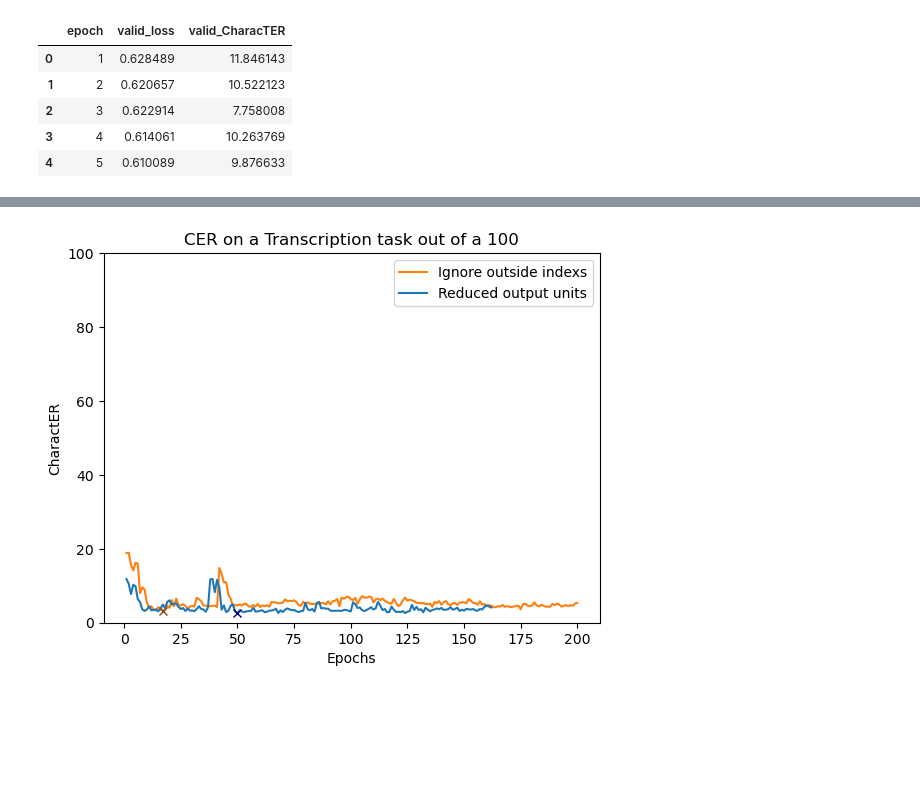
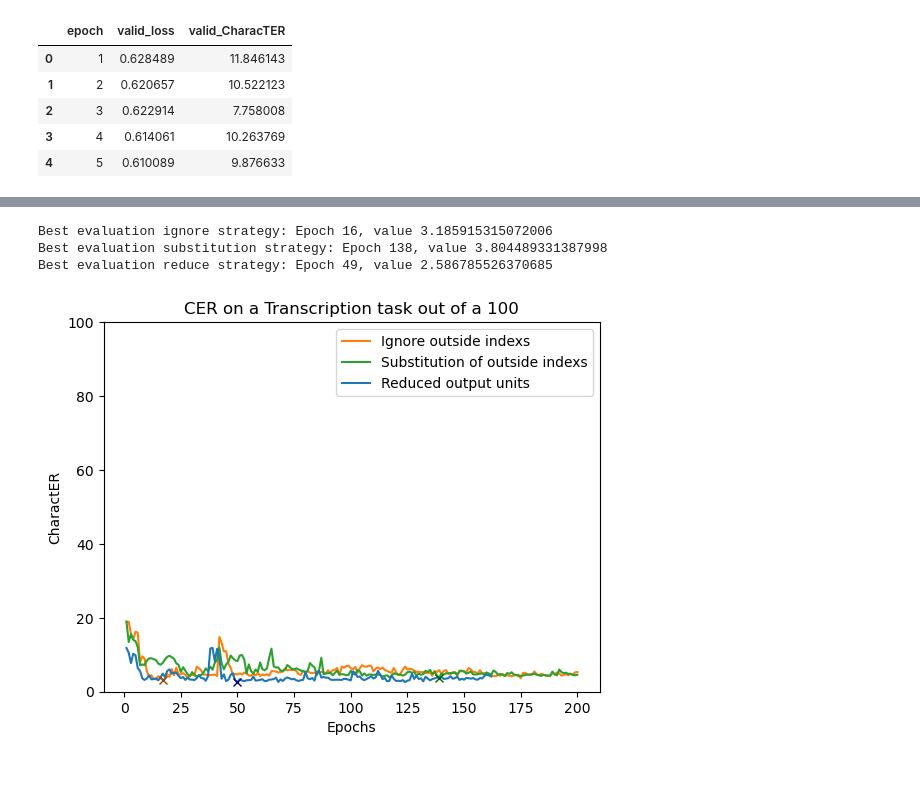
Before and after one commit to Nara-On/DecipherAndTranscribe, a Jupyter notebook: visuals/visualizations.ipynb, the cells around one changed output, grey strips where cells are left out. Saved outputs shown, nothing was run; the diff lists cells and outputs as text; code cells hidden in the pictures; blank space fills up the shorter version.

```diff
--- a/visuals/visualizations.ipynb
+++ b/visuals/visualizations.ipynb
@@ -44,3 +44,10 @@ dataset_ignore.head()
 | 2 | 3 | 0.387800 | 15.618337 |
 | 3 | 4 | 0.381493 | 14.191022 |
 | 4 | 5 | 0.364223 | 16.250268 |
+# %%
+file = open("results/tr_02_substitution.txt", "r", encoding="utf8")
+
+scores = read_scores(file)
+dataset_subst = create_CER_dataset(scores)
+
+dataset_subst.head()
@@ -99,24 +120,34 @@ Best evaluation reduce strategy: Epoch 49, value 2.586785526370685
 # %%
-# Visualize training CharacTER
+# Visualize training CharacTER out of 100
 plt.plot(dataset_ignore["epoch"], dataset_ignore["valid_CharacTER"], label='Ignore outside indexs', color="tab:orange")
+plt.plot(dataset_subst["epoch"], dataset_subst["valid_CharacTER"], label='Substitution of outside indexs', color="tab:green")
 plt.plot(dataset_reduce["epoch"], dataset_reduce["valid_CharacTER"], label='Reduced output units', color="tab:blue")
 
 minCER = np.argmin(dataset_ignore["valid_CharacTER"])
 plt.plot(dataset_ignore["epoch"][minCER], dataset_ignore["valid_CharacTER"][minCER], marker='x', color="saddlebrown")
+print("Best evaluation ignore strategy: Epoch " + str(minCER) + ", value " + str(dataset_ignore["valid_CharacTER"][minCER]))
+
+minCER = np.argmin(dataset_subst["valid_CharacTER"])
+plt.plot(dataset_subst["epoch"][minCER], dataset_subst["valid_CharacTER"][minCER], marker='x', color="darkgreen")
+print("Best evaluation substitution strategy: Epoch " + str(minCER) + ", value " + str(dataset_subst["valid_CharacTER"][minCER]))
 
 minCER = np.argmin(dataset_reduce["valid_CharacTER"])
 plt.plot(dataset_reduce["epoch"][minCER], dataset_reduce["valid_CharacTER"][minCER], marker='x', color="navy")
+print("Best evaluation reduce strategy: Epoch " + str(minCER) + ", value " + str(dataset_reduce["valid_CharacTER"][minCER]))
 
 plt.ylim(0, 100)
 
 plt.xlabel('Epochs')
 plt.ylabel('CharactER')
 plt.legend()
 plt.title("CER on a Transcription task out of a 100")
 
 plt.savefig('plots/tr_02_cer_100.png', bbox_inches='tight')
 plt.show()
 # %% [output]
+Best evaluation ignore strategy: Epoch 16, value 3.185915315072006
+Best evaluation substitution strategy: Epoch 138, value 3.804489331387998
+Best evaluation reduce strategy: Epoch 49, value 2.586785526370685
-[figure, old version]
+[figure, new version]
 # %% [markdown]
 <br >
```
Also changed, not shown: parts of 2 cells of this notebook, 9 other files.
